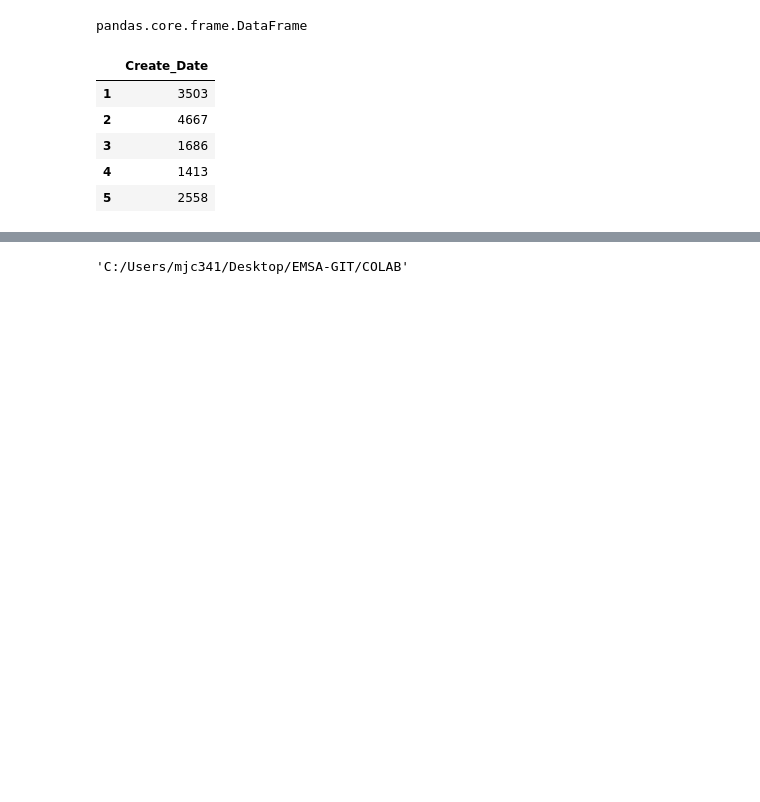
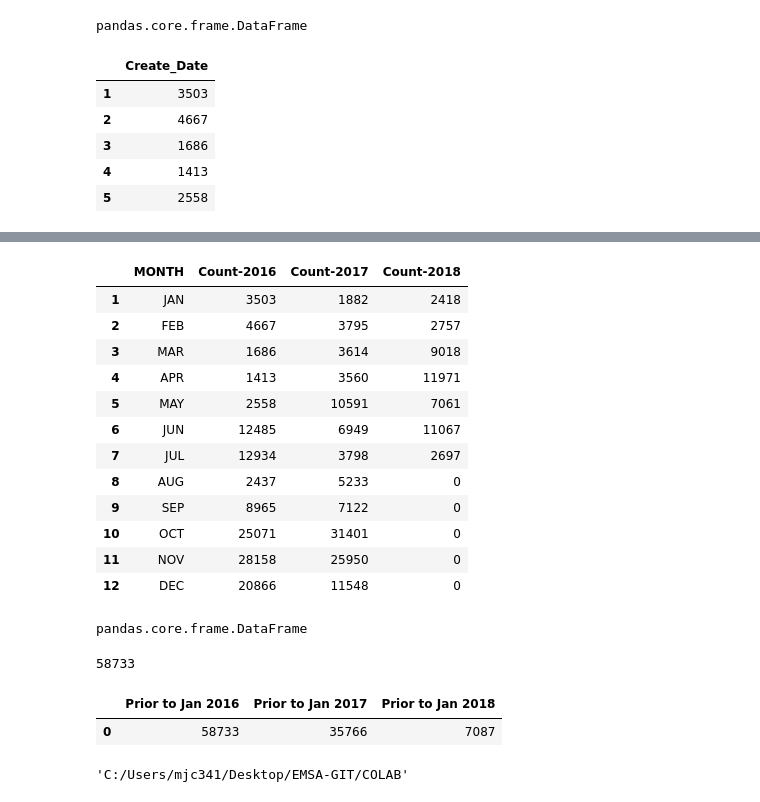
Before and after one commit to EMSA-Analytics/INQ, a Jupyter notebook: SF_MONTH_INQ_REPORT.ipynb, the cells around one changed output, grey strips where cells are left out. Saved outputs shown, nothing was run; the diff lists cells and outputs as text; code cells hidden in the pictures; blank space fills up the shorter version.

```diff
--- a/SF_MONTH_INQ_REPORT.ipynb
+++ b/SF_MONTH_INQ_REPORT.ipynb
@@ -293,0 +440,20 @@ R16df.head()
+# %%
+INQbyMONTH
+# %% [output]
+|  | MONTH | Count-2016 | Count-2017 | Count-2018 |
+| 1 | JAN | 3503 | 1882 | 2418 |
+| 2 | FEB | 4667 | 3795 | 2757 |
+| 3 | MAR | 1686 | 3614 | 9018 |
+| 4 | APR | 1413 | 3560 | 11971 |
+| 5 | MAY | 2558 | 10591 | 7061 |
+| 6 | JUN | 12485 | 6949 | 11067 |
+| 7 | JUL | 12934 | 3798 | 2697 |
+| 8 | AUG | 2437 | 5233 | 0 |
+| 9 | SEP | 8965 | 7122 | 0 |
+| 10 | OCT | 25071 | 31401 | 0 |
+| 11 | NOV | 28158 | 25950 | 0 |
+| 12 | DEC | 20866 | 11548 | 0 |
+# %%
+type(INQbyMONTH)
+# %% [output]
+pandas.core.frame.DataFrame
@@ -293,0 +464,4 @@ R16df.head()
+# %%
+x
+# %% [output]
+58733
@@ -294,3 +470,8 @@ R16df.head()
+# %%
+PRIOR
+# %% [output]
+|  | Prior to Jan 2016 | Prior to Jan 2017 | Prior to Jan 2018 |
+| 0 | 58733 | 35766 | 7087 |
 # %%
 # create the path where the results willbe sent
 path_final = r'C:/Users/mjc341/Desktop/EMSA-GIT/COLAB'
```
Also changed, not shown: parts of 23 cells of this notebook.
